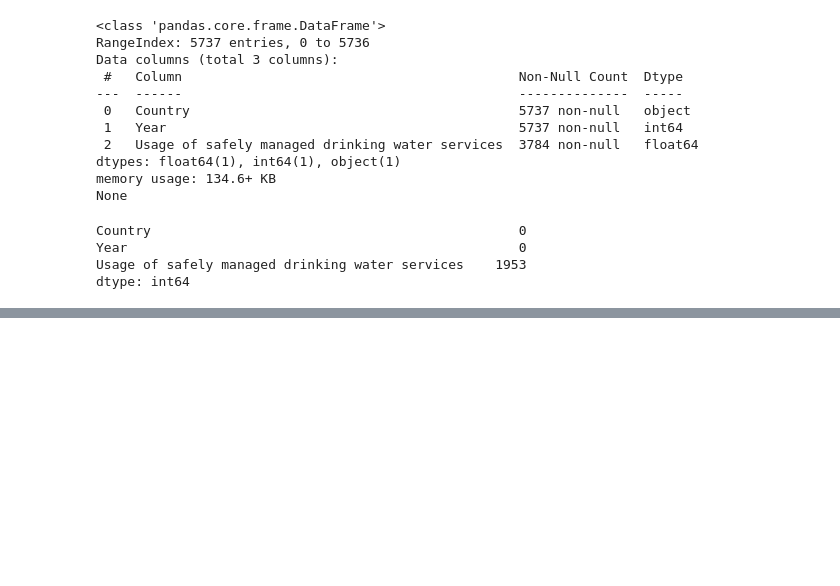
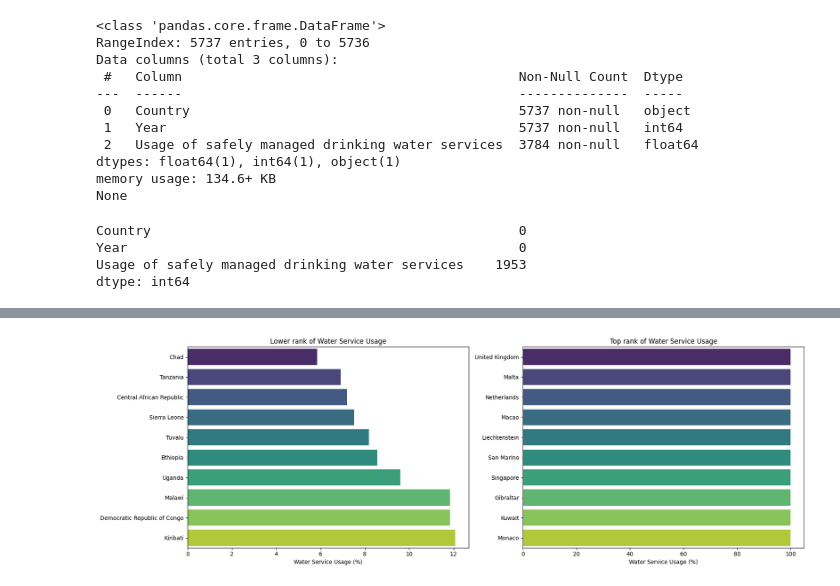
Before and after one commit to ramosmat/water-usage, a Jupyter notebook: script.ipynb, the cells around one changed output, grey strips where cells are left out. Cells and saved outputs as stored; diff of their text form; code cells hidden in the pictures; blank space fills up the shorter version.

Commit message:
visualization

```diff
--- a/script.ipynb
+++ b/script.ipynb
@@ -86,0 +89,6 @@ print("Graph saved as 'countries_map.html'. Open the file in your navegator to s
+# %%
+# Filling the missing values with the mean of its own column
+dataset['Usage of safely managed drinking water services'] = dataset['Usage of safely managed drinking water services'].fillna(
+  dataset['Usage of safely managed drinking water services'].mean()
+  )
+# dataset.isna().sum()
@@ -86,0 +108,22 @@ print("Graph saved as 'countries_map.html'. Open the file in your navegator to s
+# %%
+# Group by Country and calculate mean usage
+country_usage = dataset.groupby('Country')['Usage of safely managed drinking water services'].mean().sort_values(ascending=True)
+worst = pd.DataFrame(country_usage.head(10)).reset_index().rename(columns={'Usage of safely managed drinking water services': 'Water Service Usage (%)'})
+top = pd.DataFrame(country_usage.tail(10)).reset_index().rename(columns={'Usage of safely managed drinking water services': 'Water Service Usage (%)'})
+
+# Creating a barplot for the best and worst Water Service Usage
+fig, axes = plt.subplots(1, 2, figsize=(18,6))
+
+sns.barplot(data=worst, x = 'Water Service Usage (%)', y = 'Country', ax=axes[0], palette='viridis', hue='Country', legend=False)
+axes[0].set_ylabel('')
+axes[0].set_title('Lower rank of Water Service Usage')
+
+
+sns.barplot(data=top, x = 'Water Service Usage (%)', y = 'Country', palette='viridis', hue='Country', legend=False, ax=axes[1])
+axes[1].set_ylabel('')
+axes[1].set_title('Top rank of Water Service Usage')
+
+plt.tight_layout()
+plt.show()
+# %% [output]
+[figure, added]
```
Also changed, not shown: parts of 2 cells of this notebook, 1 other file.
